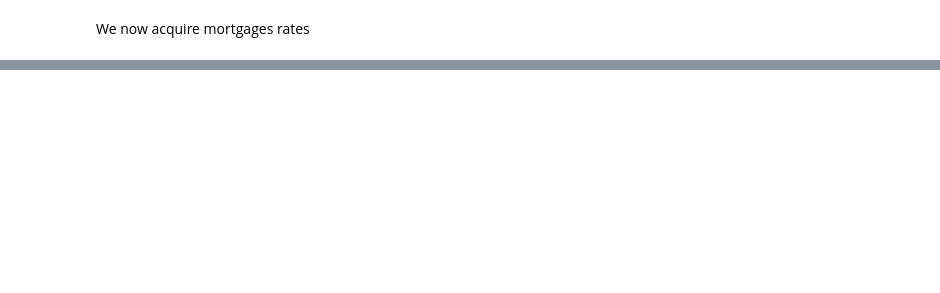
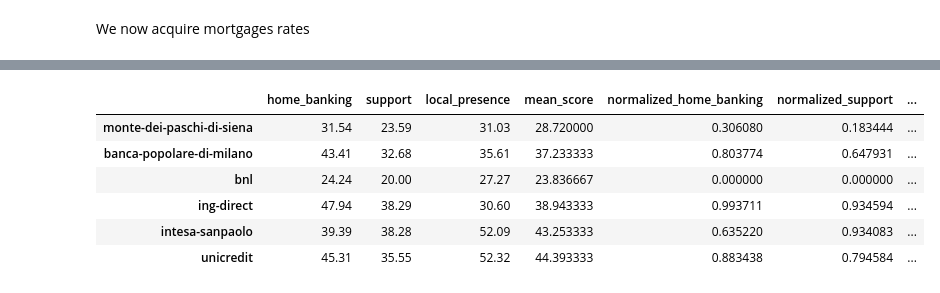
Before and after one commit to giuseppevallarelli/RighteousBanks, a Jupyter notebook: etl.ipynb, the cells around one changed output, grey strips where cells are left out. Saved outputs shown, nothing was run; the diff lists cells and outputs as text; code cells hidden in the pictures; blank space fills up the shorter version.

```diff
--- a/etl.ipynb
+++ b/etl.ipynb
@@ -364 +341,8 @@ mortgage_df
+# %%
+mortgage_df_1968 = pd.read_csv('data/mutui_1968.csv')
+mortgage_df_1978 = pd.read_csv('data/mutui_1978.csv')
+mortgage_df_1988 = pd.read_csv('data/mutui_1988.csv')
+mortgage_df_1998 = pd.read_csv('data/mutui_1998.csv')
+# %%
+mortgages = [mortgage_df_1968, mortgage_df_1978, mortgage_df_1988, mortgage_df_1998]
 # %%
@@ -427,3 +411,13 @@ all_scores
+# %%
+all_scores_mortgage_1998
+# %% [output]
+|  | home_banking | support | local_presence | mean_score | normalized_home_banking | normalized_support | ... |
+| monte-dei-paschi-di-siena | 31.54 | 23.59 | 31.03 | 28.720000 | 0.306080 | 0.183444 | ... |
+| banca-popolare-di-milano | 43.41 | 32.68 | 35.61 | 37.233333 | 0.803774 | 0.647931 | ... |
+| bnl | 24.24 | 20.00 | 27.27 | 23.836667 | 0.000000 | 0.000000 | ... |
+| ing-direct | 47.94 | 38.29 | 30.60 | 38.943333 | 0.993711 | 0.934594 | ... |
+| intesa-sanpaolo | 39.39 | 38.28 | 52.09 | 43.253333 | 0.635220 | 0.934083 | ... |
+| unicredit | 45.31 | 35.55 | 52.32 | 44.393333 | 0.883438 | 0.794584 | ... |
 # %%
 def calculate_score(row, col_weight_mapping):
     score = 0
```
Also changed, not shown: parts of 31 cells of this notebook, 1 other file.
